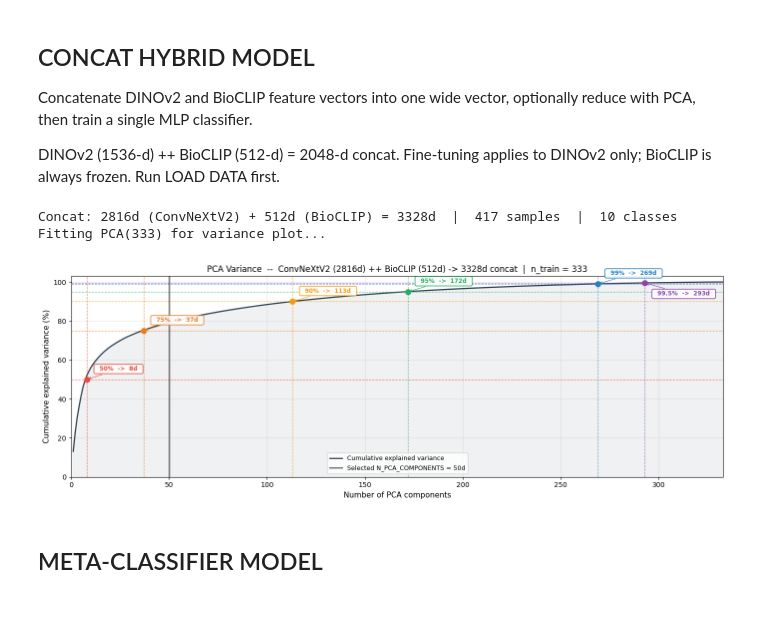
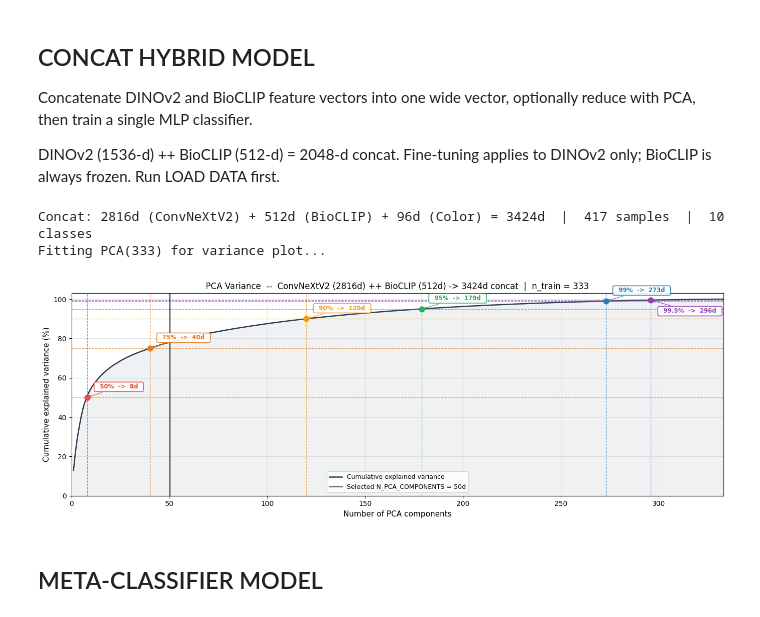
Before and after one commit to maximtour/COMP30027-Assignment-2, a Jupyter notebook: task2.ipynb, the cells around one changed output. Cells and saved outputs as stored; diff of their text form; code cells hidden in the pictures.

```diff
--- a/task2.ipynb
+++ b/task2.ipynb
@@ -1073,9 +1254,10 @@ def plot_pca_variance_curve(features, title, n_pca_selected=None):
     ]
 
     fig, ax = plt.subplots(figsize=(14, 5))
-    ax.plot(np.arange(1, max_components + 1), cum_var, lw=1.8,
+    component_range = np.arange(1, max_components + 1)
+    ax.plot(component_range, cum_var, lw=1.8,
             color='#2C3E50', label='Cumulative explained variance')
-    ax.fill_between(np.arange(1, max_components + 1), cum_var, alpha=0.07, color='#2C3E50')
+    ax.fill_between(component_range, cum_var, alpha=0.07, color='#2C3E50')
 
     for pct, color, y_off in thresholds:
         n_at = int(np.searchsorted(cum_var, pct)) + 1
@@ -1084,10 +1266,16 @@ def plot_pca_variance_curve(features, title, n_pca_selected=None):
         ax.axhline(pct, color=color, lw=0.9, ls='--', alpha=0.7)
         ax.axvline(n_at, color=color, lw=0.9, ls='--', alpha=0.7)
         ax.scatter([n_at], [pct], color=color, s=60, zorder=5)
+        min_x_offset = 3
+        scaled_x_offset = max_components * 0.013
+        if min_x_offset > scaled_x_offset:
+            x_offset = min_x_offset
+        else:
+            x_offset = scaled_x_offset
         ax.annotate(
             f'  {pct}%  ->  {n_at}d  ',
             xy=(n_at, pct),
-            xytext=(n_at + max(3, max_components * 0.013), pct + y_off),
+            xytext=(n_at + x_offset, pct + y_off),
             fontsize=8.5, color=color, fontweight='bold',
             bbox=dict(boxstyle='round,pad=0.25', facecolor='white',
                       edgecolor=color, alpha=0.92, linewidth=1.2),
@@ -1111,50 +1299,67 @@ def plot_pca_variance_curve(features, title, n_pca_selected=None):
 
 
 
 # load the base features
-convnext_finetune_tag = '_ft' if CONCAT_CONVNEXT_FINETUNED else ''
+if CONCAT_CONVNEXT_FINETUNED:
+    convnext_finetune_tag = '_ft'
+else:
+    convnext_finetune_tag = ''
 
-
+convnext_features_file = f'Data\\task2_data\\t2_train_features{convnext_finetune_tag}_{FEATURE_EXTRACTOR}.pt'
 convnext_features_pt = torch.load(
-    f'Data\\task2_data\\t2_train_features{convnext_finetune_tag}_{FEATURE_EXTRACTOR}.pt',
+    convnext_features_file,
     weights_only=False,
 )
 bio_features_pt = torch.load(
     'Data\\task2_data\\t2_train_features_bioclip.pt',
     weights_only=False,
 )
 
-concat_labels = convnext_features_pt['labels'].numpy()
-convnext_features = np.asarray(convnext_features_pt['features'], dtype=np.float32)
-bio_features  = np.asarray(bio_features_pt['features'],  dtype=np.float32)
+concat_labels         = convnext_features_pt['labels'].numpy()
+convnext_features_raw = convnext_features_pt['features']
+convnext_features     = np.asarray(convnext_features_raw, dtype=np.float32)
+bio_features_raw      = bio_features_pt['features']
+bio_features          = np.asarray(bio_features_raw, dtype=np.float32)
 
 # Load color histogram features (aligned to backbone ordering)
-_color_concat_pt      = torch.load(r'Data\task2_data\t2_train_color_histogram.pt', weights_only=False)
-color_concat_features = np.asarray(_color_concat_pt['features'], dtype=np.float32)
+color_concat_pt           = torch.load(r'Data\task2_data\t2_train_color_histogram.pt', weights_only=False)
+color_concat_features_raw = color_concat_pt['features']
+color_concat_features     = np.asarray(color_concat_features_raw, dtype=np.float32)
 
 # Stack all three feature vectors into one wide vector per image
 concat_features   = np.concatenate([convnext_features, bio_features, color_concat_features], axis=1)
 num_classes       = len(np.unique(concat_labels))
 total_feature_dim = concat_features.shape[1]
 
-print(f'Concat: {convnext_features.shape[1]}d (ConvNeXtV2) + {bio_features.shape[1]}d (BioCLIP) + '
-      f'{color_concat_features.shape[1]}d (Color) = '
-      f'{total_feature_dim}d  |  {len(concat_labels)} samples  |  {num_classes} classes')
+convnext_dim = convnext_features.shape[1]
+bio_dim      = bio_features.shape[1]
+color_dim    = color_concat_features.shape[1]
+num_samples  = len(concat_labels)
+print(f'Concat: {convnext_dim}d (ConvNeXtV2) + {bio_dim}d (BioCLIP) + '
+      f'{color_dim}d (Color) = '
+      f'{total_feature_dim}d  |  {num_samples} samples  |  {num_classes} classes')
 
 
 # --- PCA variance plot -------------------------------------------------------
 
+if USE_PCA:
+    pca_selected_arg = N_PCA_COMPONENTS
+else:
+    pca_selected_arg = None
+
+plot_title = (f'PCA Variance  --  ConvNeXtV2 ({convnext_dim}d) ++ '
+              f'BioCLIP ({bio_dim}d) '
+              f'-> {total_feature_dim}d concat  |  n_train = {len(train_idx)}')
+
 plot_pca_variance_curve(
     concat_features[train_idx],
-    title=(f'PCA Variance  --  ConvNeXtV2 ({convnext_features.shape[1]}d) ++ '
-           f'BioCLIP ({bio_features.shape[1]}d) '
-           f'-> {total_feature_dim}d concat  |  n_train = {len(train_idx)}'),
-    n_pca_selected = N_PCA_COMPONENTS if USE_PCA else None,
+    title=plot_title,
+    n_pca_selected=pca_selected_arg,
 )
 # %% [output]
-Concat: 2816d (ConvNeXtV2) + 512d (BioCLIP) = 3328d  |  417 samples  |  10 classes
+Concat: 2816d (ConvNeXtV2) + 512d (BioCLIP) + 96d (Color) = 3424d  |  417 samples  |  10 classes
 Fitting PCA(333) for variance plot...
-[figure, old version]
+[figure, new version]
 # %% [markdown]
 ## META-CLASSIFIER MODEL
 # %%
```
Also changed, not shown: parts of 12 cells of this notebook, 7 other files.
